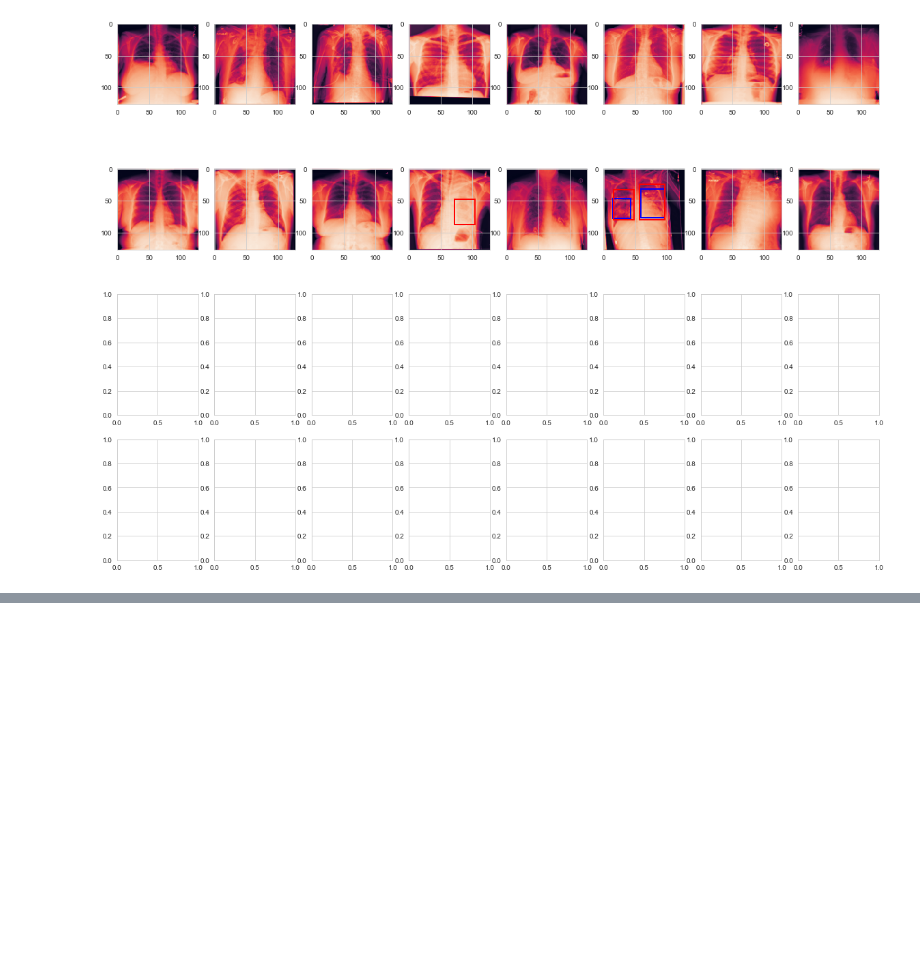
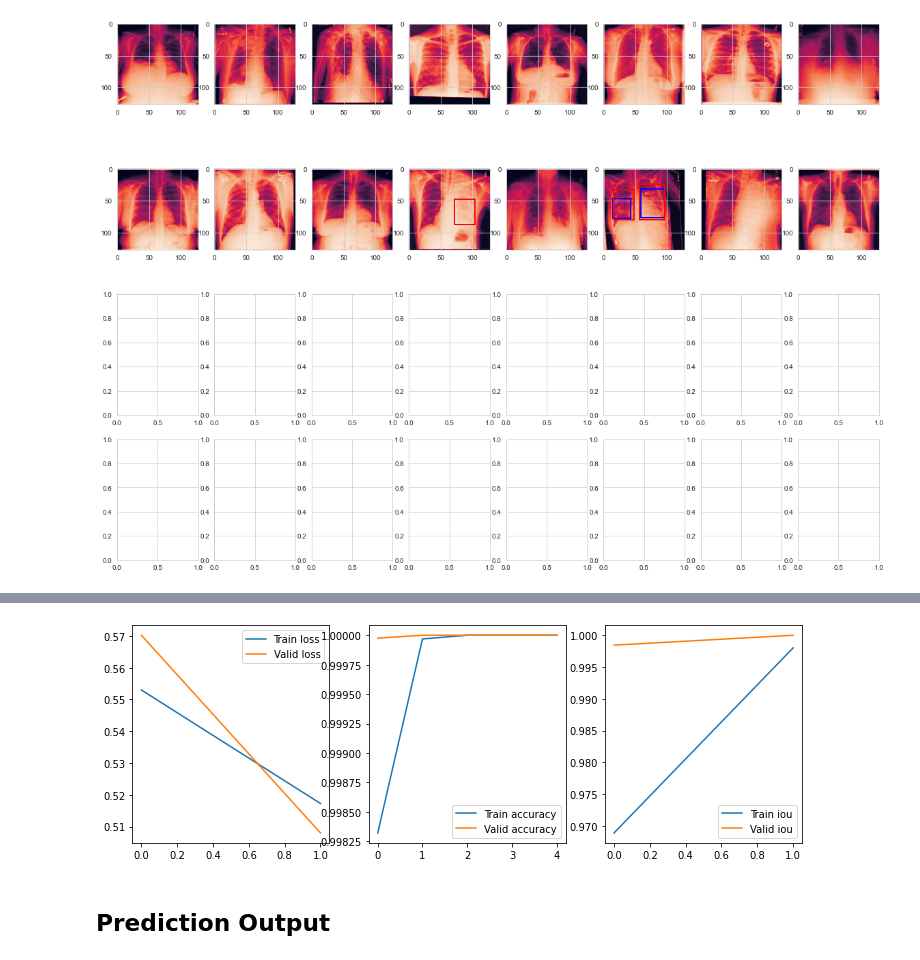
Before and after one commit to RiseAboveAll/RSNA_Pneumonia, a Jupyter notebook: Interim_File_Final_Renamed_Version.ipynb, the cells around one changed output, grey strips where cells are left out. Saved outputs shown, nothing was run; the diff lists cells and outputs as text; code cells hidden in the pictures; blank space fills up the shorter version.

```diff
--- a/Interim_File_Final_Renamed_Version.ipynb
+++ b/Interim_File_Final_Renamed_Version.ipynb
@@ -1927,0 +1989,12 @@ for imgs, msks in valid_gen:
+# %%
+def cosine_annealing(x):
+    lr = 0.001
+    epochs = 5
+    return lr*(np.cos(np.pi*x/epochs)+1.)/2
+learning_rate = tf.keras.callbacks.LearningRateScheduler(cosine_annealing)
+# %%
+#from tensorflow.keras.callbacks import ModelCheckpoint, EarlyStopping, ReduceLROnPlateau, Callback
+checkpoint = ModelCheckpoint("model-seg-{val_mean_iou:.2f}.h5", monitor="val_mean_iou", verbose=1, save_best_only=True,
+                             save_weights_only=True, mode="max")
+stop = EarlyStopping(monitor="val_mean_iou", patience=PATIENCE, mode="max") # Stop early, if the validation error deteriorates
+reduce_lr = ReduceLROnPlateau(monitor="val_mean_iou", factor=0.2, patience=3, min_lr=1e-5, verbose=1, mode="max")
@@ -1927,0 +2003,2 @@ for imgs, msks in valid_gen:
+# %%
+history = model1.fit_generator(train_gen, validation_data=valid_gen, callbacks=[learning_rate, checkpoint,stop,reduce_lr], epochs=5, use_multiprocessing=False)
@@ -1927,0 +2021,2 @@ for imgs, msks in valid_gen:
+# %%
+history = model1.fit_generator(train_gen, validation_data=valid_gen, callbacks=[learning_rate, checkpoint,stop,reduce_lr], epochs=5, use_multiprocessing=False)
@@ -1927,0 +2039,19 @@ for imgs, msks in valid_gen:
+# %%
+plt.figure(figsize=(12,4))
+plt.subplot(131)
+plt.plot(history.epoch, history.history["loss"], label="Train loss")
+plt.plot(history.epoch, history.history["val_loss"], label="Valid loss")
+plt.legend()
+plt.subplot(132)
+plt.plot(history.epoch, history.history["accuracy"], label="Train accuracy")
+plt.plot(history.epoch, history.history["val_accuracy"], label="Valid accuracy")
+plt.legend()
+plt.subplot(133)
+plt.plot(history.epoch, history.history["mean_iou"], label="Train iou")
+plt.plot(history.epoch, history.history["val_mean_iou"], label="Valid iou")
+plt.legend()
+plt.show()
+# %% [output]
+[figure, added]
+# %% [markdown]
+## Prediction Output
```
Also changed, not shown: parts of 14 cells of this notebook.
